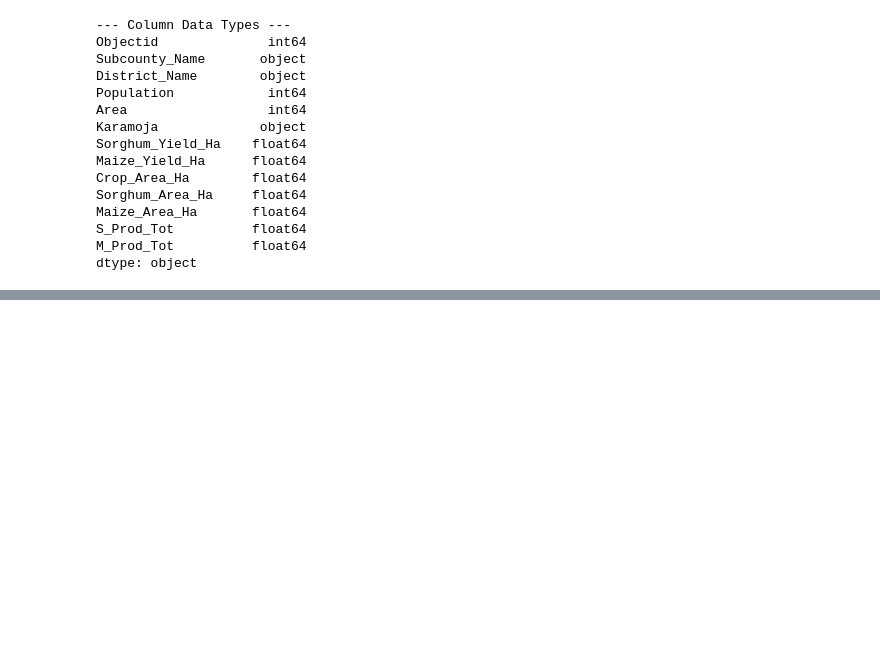
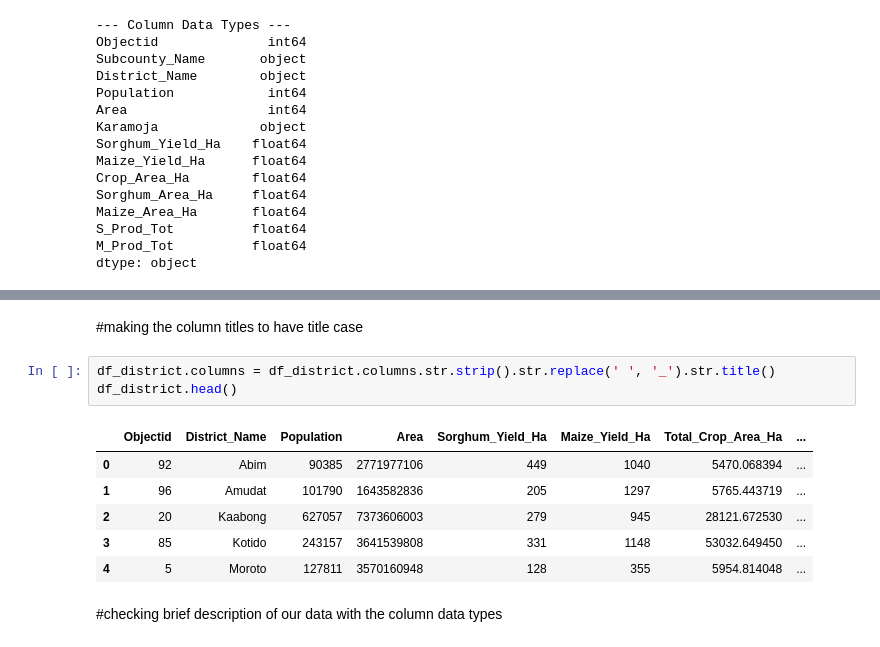
Before and after one commit to mumbumercy/Karamoja-food-security, a Jupyter notebook: notebooks/01_Data_cleaning.ipynb, the cells around one changed output, grey strips where cells are left out. Saved outputs shown, nothing was run; the diff lists cells and outputs as text; blank space fills up the shorter version.

```diff
--- a/notebooks/01_Data_cleaning.ipynb
+++ b/notebooks/01_Data_cleaning.ipynb
@@ -121,0 +206,14 @@ dtype: object
+# %% [markdown]
+#making the column titles to have title case
+# %%
+df_district.columns = df_district.columns.str.strip().str.replace(' ', '_').str.title()
+df_district.head()
+# %% [output]
+|  | Objectid | District_Name | Population | Area | Sorghum_Yield_Ha | Maize_Yield_Ha | Total_Crop_Area_Ha | ... |
+| 0 | 92 | Abim | 90385 | 2771977106 | 449 | 1040 | 5470.068394 | ... |
+| 1 | 96 | Amudat | 101790 | 1643582836 | 205 | 1297 | 5765.443719 | ... |
+| 2 | 20 | Kaabong | 627057 | 7373606003 | 279 | 945 | 28121.672530 | ... |
+| 3 | 85 | Kotido | 243157 | 3641539808 | 331 | 1148 | 53032.649450 | ... |
+| 4 | 5 | Moroto | 127811 | 3570160948 | 128 | 355 | 5954.814048 | ... |
+# %% [markdown]
+#checking brief description of our data with the column data types
```
Also changed, not shown: parts of 31 cells of this notebook.
